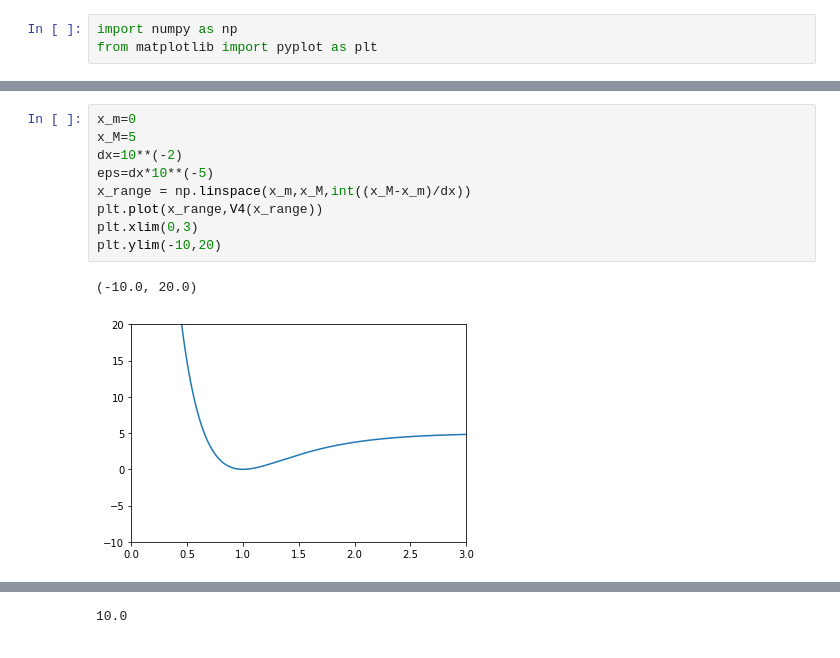
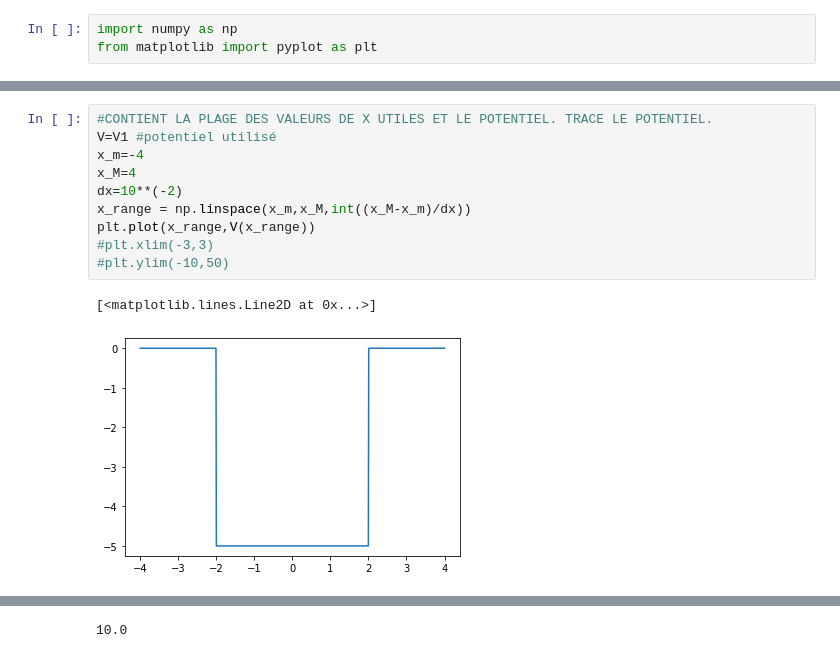
Before and after one commit to rvanco/Projet_info_Schrodinger_M1, a Jupyter notebook: test3.ipynb, the cells around one changed output, grey strips where cells are left out. Saved outputs shown, nothing was run; the diff lists cells and outputs as text.

```diff
--- a/test3.ipynb
+++ b/test3.ipynb
@@ -44,12 +93,13 @@ def integrale(F,X):
 # %%
-x_m=0
-x_M=5
+#CONTIENT LA PLAGE DES VALEURS DE X UTILES ET LE POTENTIEL. TRACE LE POTENTIEL.
+V=V1 #potentiel utilisé
+x_m=-4
+x_M=4
 dx=10**(-2)
-eps=dx*10**(-5)
 x_range = np.linspace(x_m,x_M,int((x_M-x_m)/dx))
-plt.plot(x_range,V4(x_range))
-plt.xlim(0,3)
-plt.ylim(-10,20)
+plt.plot(x_range,V(x_range))
+#plt.xlim(-3,3)
+#plt.ylim(-10,50)
 # %% [output]
-(-10.0, 20.0)
+[<matplotlib.lines.Line2D at 0x...>]
-[figure, old version]
+[figure, new version]
```
Also changed, not shown: parts of 10 cells of this notebook, 2 other files.
